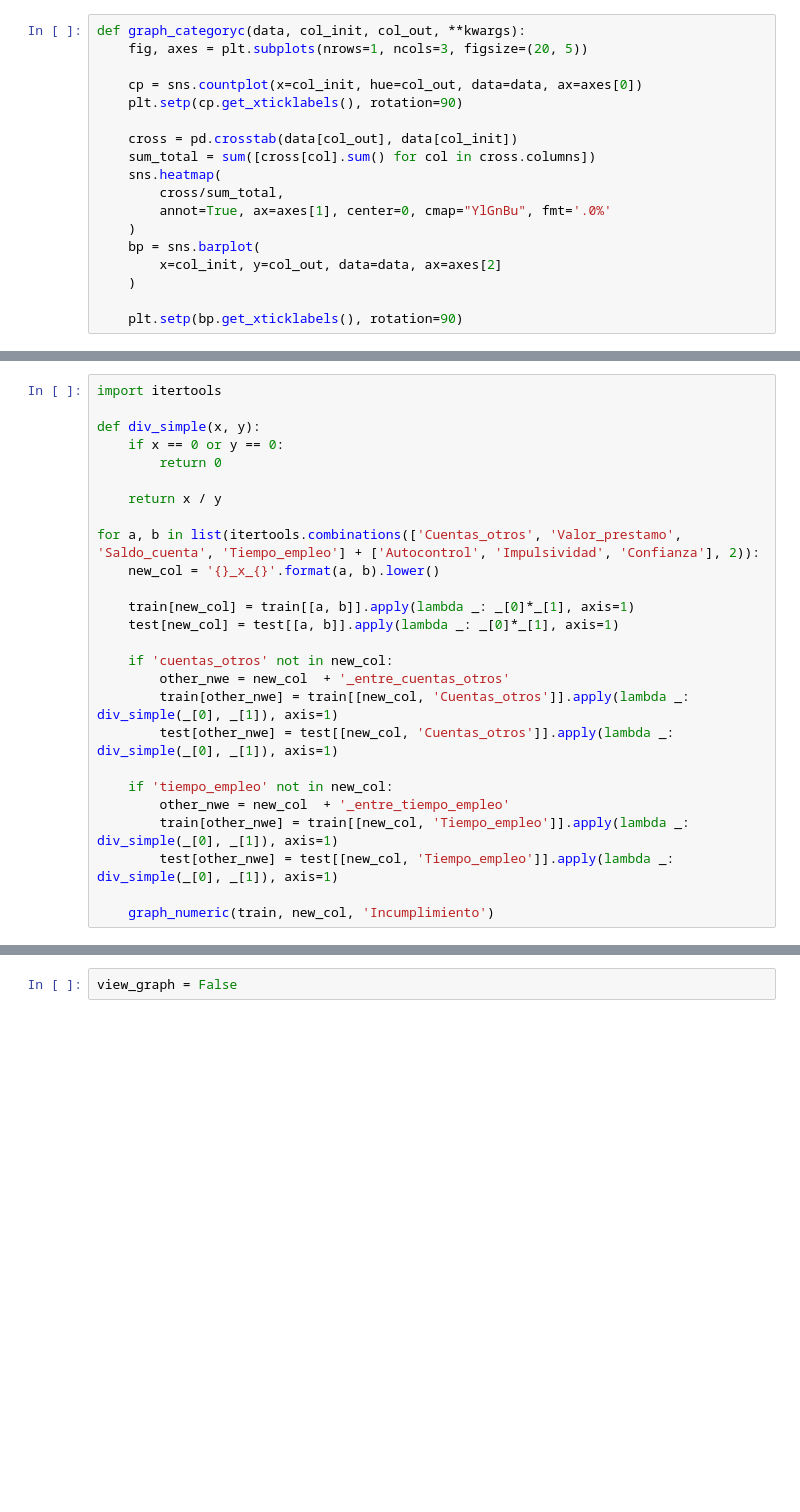
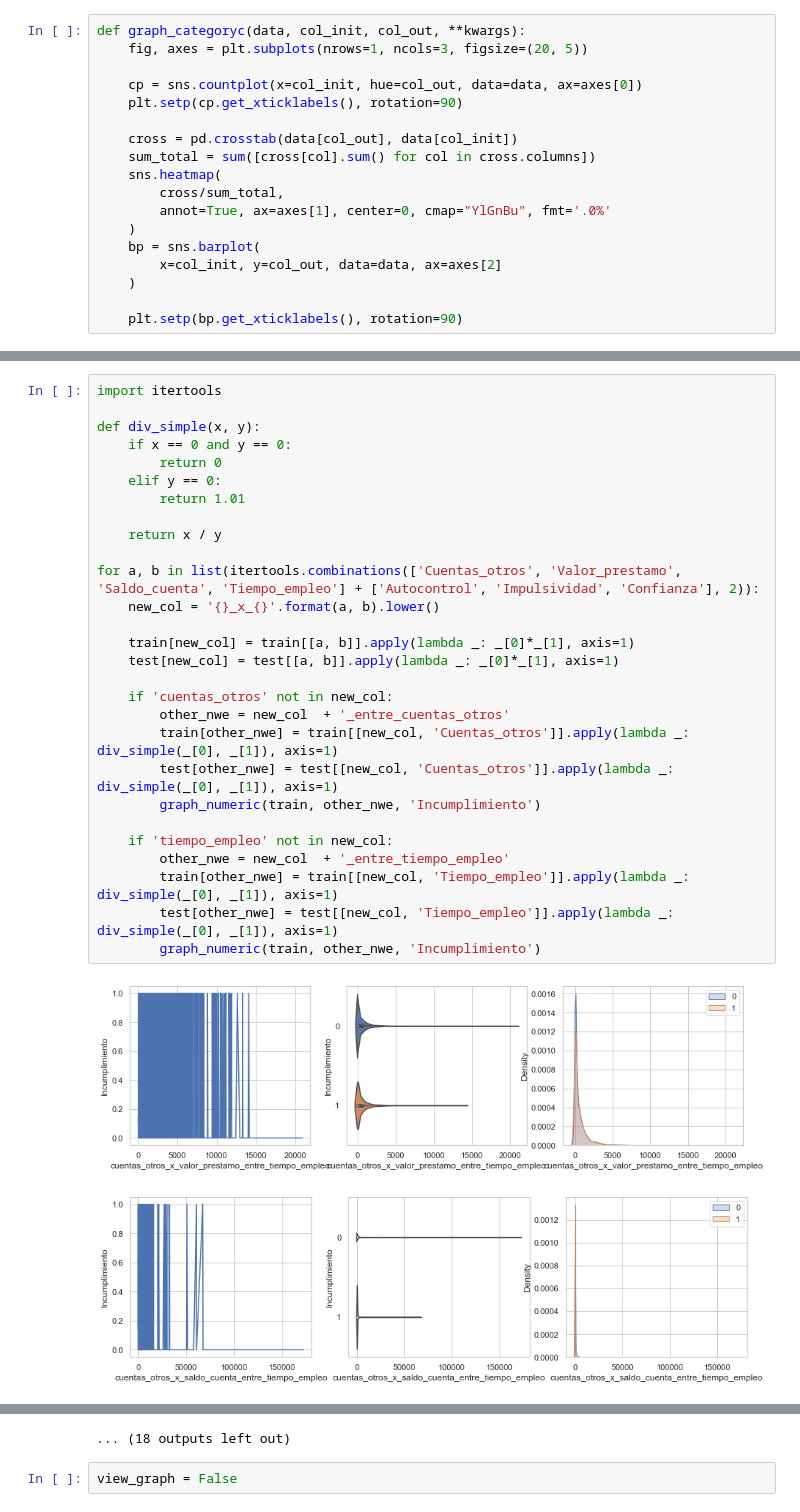
Before and after one commit to kendalvictor/Paper2021-01, a Jupyter notebook: MINERIA DE DATOS - BANCOLOMBIA/Avance_2_pre_procesing.ipynb, the cells around one changed output, grey strips where cells are left out. Saved outputs shown, nothing was run; the diff lists cells and outputs as text; blank space fills up the shorter version.

```diff
--- a/MINERIA DE DATOS - BANCOLOMBIA/Avance_2_pre_procesing.ipynb
+++ b/MINERIA DE DATOS - BANCOLOMBIA/Avance_2_pre_procesing.ipynb
@@ -348,26 +561,31 @@ graph_numeric(train, 'Confianza', 'Incumplimiento')
 # %%
 import itertools
 
 def div_simple(x, y):
-    if x == 0 or y == 0:
+    if x == 0 and y == 0:
         return 0
+    elif y == 0:
+        return 1.01
 
     return x / y
 
 for a, b in list(itertools.combinations(['Cuentas_otros', 'Valor_prestamo', 'Saldo_cuenta', 'Tiempo_empleo'] + ['Autocontrol', 'Impulsividad', 'Confianza'], 2)):
     new_col = '{}_x_{}'.format(a, b).lower()
 
     train[new_col] = train[[a, b]].apply(lambda _: _[0]*_[1], axis=1)
     test[new_col] = test[[a, b]].apply(lambda _: _[0]*_[1], axis=1)
 
     if 'cuentas_otros' not in new_col:
         other_nwe = new_col  + '_entre_cuentas_otros'
         train[other_nwe] = train[[new_col, 'Cuentas_otros']].apply(lambda _: div_simple(_[0], _[1]), axis=1)
         test[other_nwe] = test[[new_col, 'Cuentas_otros']].apply(lambda _: div_simple(_[0], _[1]), axis=1)
+        graph_numeric(train, other_nwe, 'Incumplimiento')
 
     if 'tiempo_empleo' not in new_col:
         other_nwe = new_col  + '_entre_tiempo_empleo'
         train[other_nwe] = train[[new_col, 'Tiempo_empleo']].apply(lambda _: div_simple(_[0], _[1]), axis=1)
         test[other_nwe] = test[[new_col, 'Tiempo_empleo']].apply(lambda _: div_simple(_[0], _[1]), axis=1)
-
-    graph_numeric(train, new_col, 'Incumplimiento')
+        graph_numeric(train, other_nwe, 'Incumplimiento')
+# %% [output]
+[figure, added]
+[figure, added]
@@ -374,3 +602,4 @@ for a, b in list(itertools.combinations(['Cuentas_otros', 'Valor_prestamo', 'Sal
+... (18 outputs left out)
 # %%
 view_graph = False
 # %%
```
Also changed, not shown: parts of 56 cells of this notebook, 11 other files.
